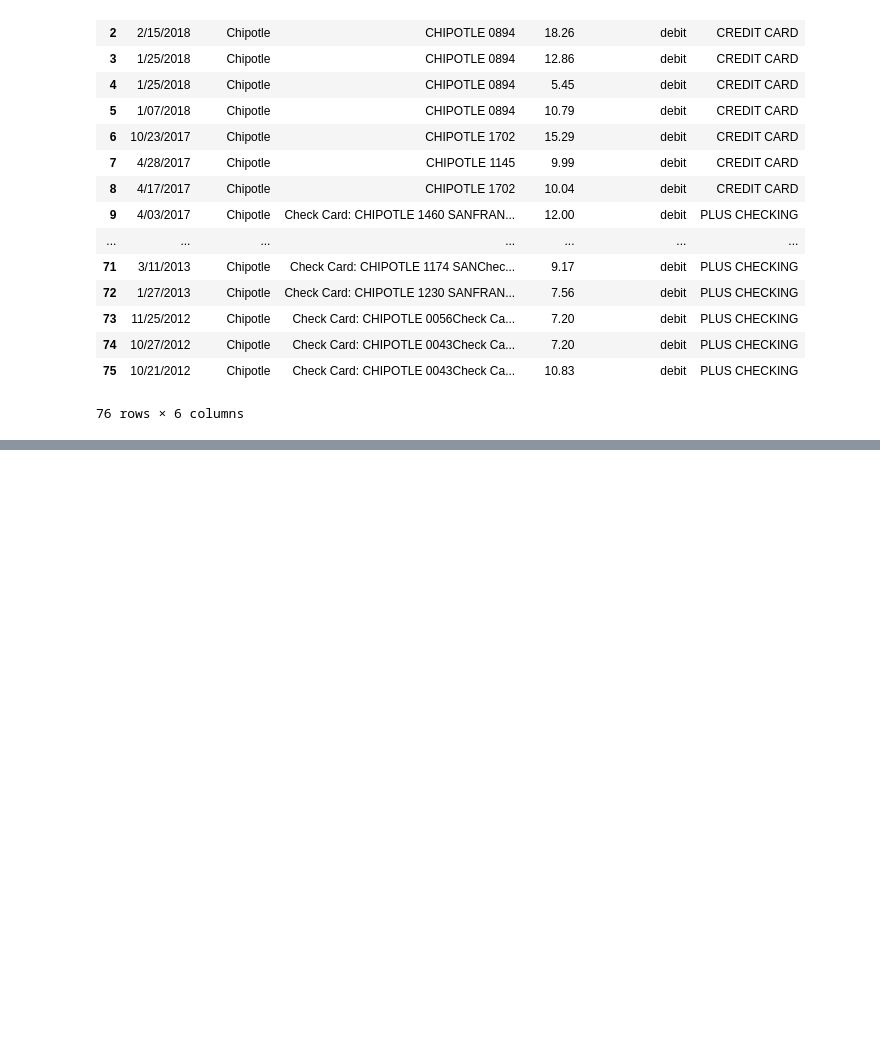
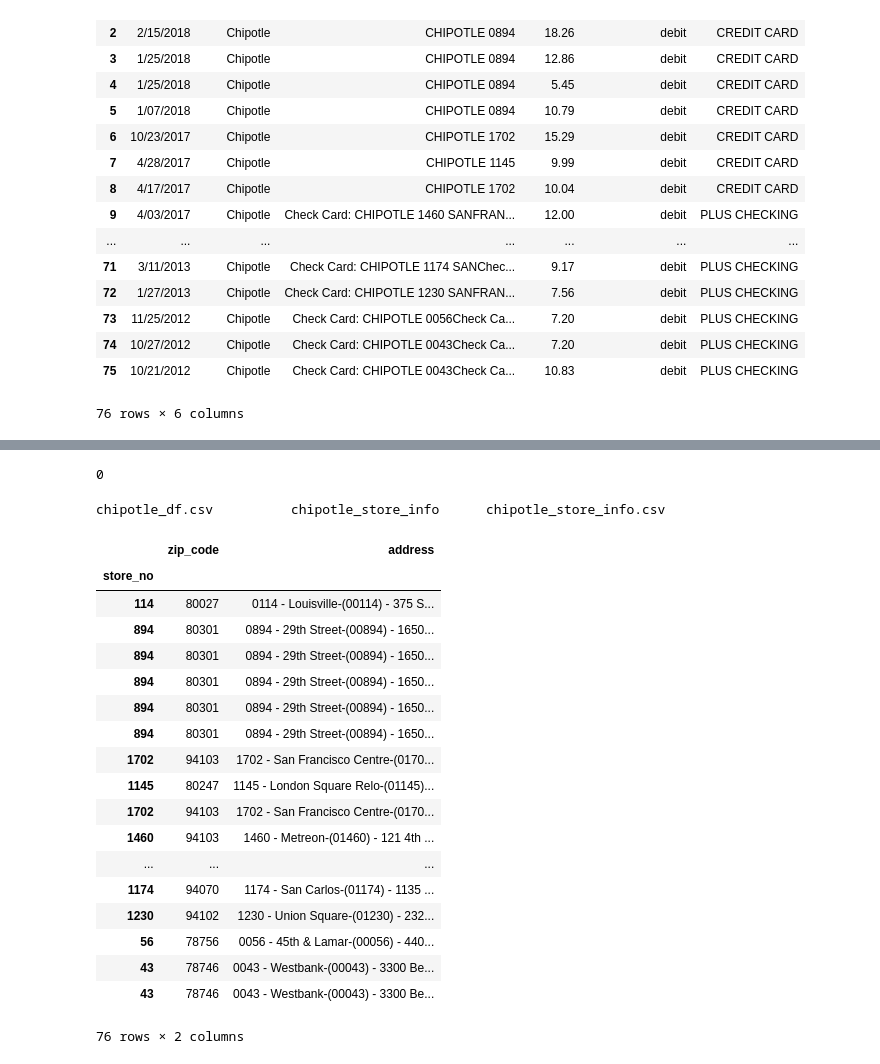
Before and after one commit to t-jayw/chipotme, a Jupyter notebook: chipy3.ipynb, the cells around one changed output, grey strips where cells are left out. Cells and saved outputs as stored; diff of their text form; code cells hidden in the pictures; blank space fills up the shorter version.

```diff
--- a/chipy3.ipynb
+++ b/chipy3.ipynb
@@ -266,0 +311,30 @@ df
+# %%
+len(foo.known_stores[foo.known_stores.store_no==112])
+# %% [output]
+0
+# %%
+ls data
+# %% [output]
+chipotle_df.csv          chipotle_store_info      chipotle_store_info.csv
+# %%
+df
+# %% [output]
+|  | zip_code | address |
+| store_no |  |  |
+| 114 | 80027 | 0114 - Louisville-(00114) - 375 S... |
+| 894 | 80301 | 0894 - 29th Street-(00894) - 1650... |
+| 894 | 80301 | 0894 - 29th Street-(00894) - 1650... |
+| 894 | 80301 | 0894 - 29th Street-(00894) - 1650... |
+| 894 | 80301 | 0894 - 29th Street-(00894) - 1650... |
+| 894 | 80301 | 0894 - 29th Street-(00894) - 1650... |
+| 1702 | 94103 | 1702 - San Francisco Centre-(0170... |
+| 1145 | 80247 | 1145 - London Square Relo-(01145)... |
+| 1702 | 94103 | 1702 - San Francisco Centre-(0170... |
+| 1460 | 94103 | 1460 - Metreon-(01460) - 121 4th ... |
+| ... | ... | ... |
+| 1174 | 94070 | 1174 - San Carlos-(01174) - 1135 ... |
+| 1230 | 94102 | 1230 - Union Square-(01230) - 232... |
+| 56 | 78756 | 0056 - 45th & Lamar-(00056) - 440... |
+| 43 | 78746 | 0043 - Westbank-(00043) - 3300 Be... |
+| 43 | 78746 | 0043 - Westbank-(00043) - 3300 Be... |
+76 rows × 2 columns
```
Also changed, not shown: parts of 8 cells of this notebook, 1 other file.
